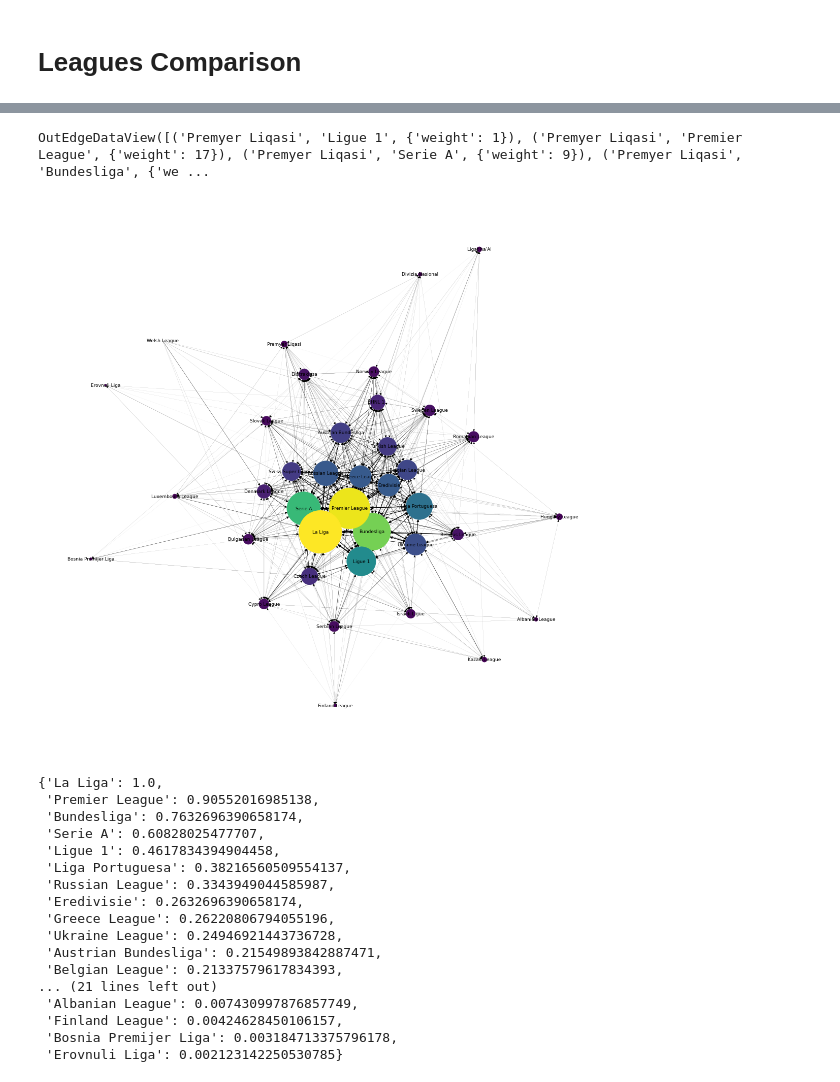
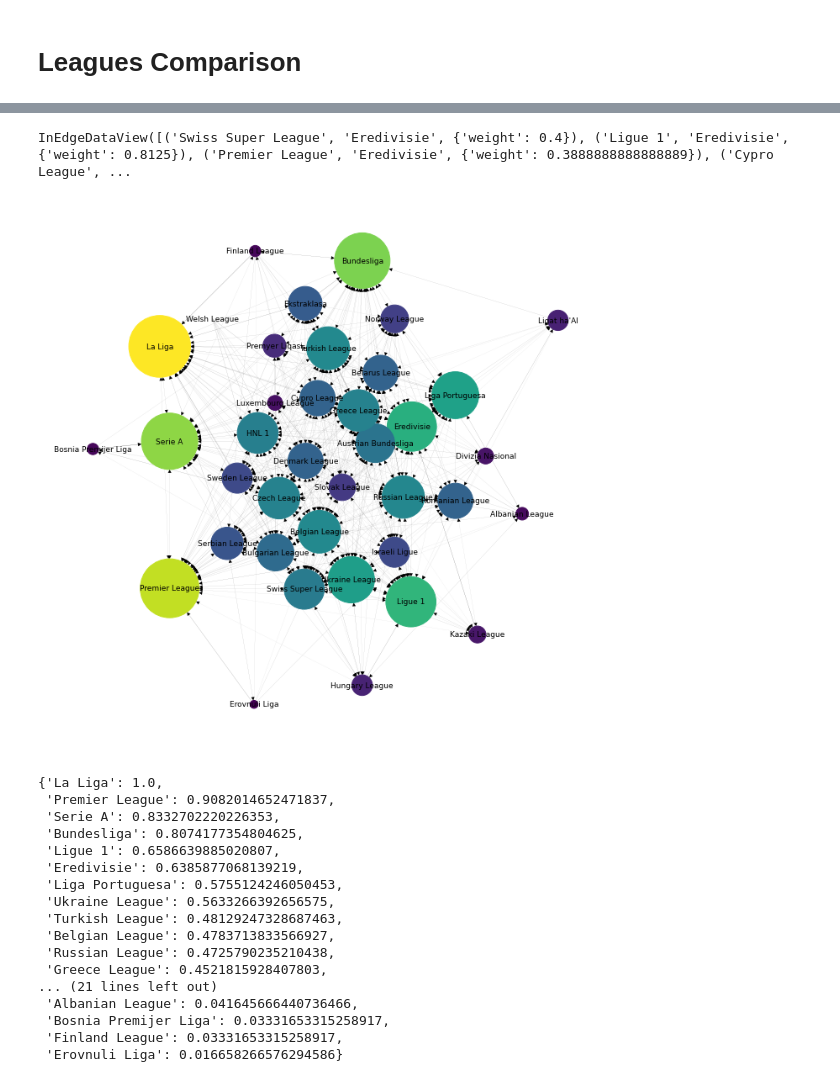
Before and after one commit to Alberto199810/Master-s-thesis-Moneyball-II, a Jupyter notebook: Datasets/Leagues Comparison/Leagues Comparisonator.ipynb, the cells around one changed output, grey strips where cells are left out. Cells and saved outputs as stored; diff of their text form; code cells hidden in the pictures.

```diff
--- a/Datasets/Leagues Comparison/Leagues Comparisonator.ipynb
+++ b/Datasets/Leagues Comparison/Leagues Comparisonator.ipynb
@@ -26,3 +26,5 @@ df4 = transformation(df3, "Away_Team", ["Home_Team","League","Winner","DR"], ['H
 df5 = transformation(df4, "Winner", ["Home_Team","Away_Team","League","DR"], ['Home_League',"Away_League","Winner","DR"])
 
 df5 = df5[df5["Home_League"] != df5["Away_League"]]
+df5 = df5.reset_index()
+df5 = df5.drop(['index'],axis = 1)
@@ -52,3 +31,16 @@ Counter(list3).most_common()
+# %%
+listone = [(df5['Home_League'][i], df5['Away_League'][i]) for i in range(len(df5))]
+hh = Counter(listone).most_common()
+
+nuova_lista = {}
+
+for i in range(len(hh)):
+    if (hh[i][0] not in nuova_lista.keys()) & ((hh[i][0][1], hh[i][0][0]) not in nuova_lista.keys()):
+        nuova_lista[hh[i][0]] = hh[i][1]
+    elif (hh[i][0] not in nuova_lista.keys()) & ((hh[i][0][1], hh[i][0][0]) in nuova_lista.keys()):
+        nuova_lista[(hh[i][0][1], hh[i][0][0])] += hh[i][1]
+    elif (hh[i][0] in nuova_lista.keys()) & ((hh[i][0][1], hh[i][0][0]) in nuova_lista.keys()):
+        nuova_lista[hh[i][0]] += hh[i][1]
 # %%
 df_a = pd.DataFrame(index = df5.Home_League.unique(),columns = df5.Home_League.unique())
 df_a = df_a.fillna(0)
@@ -61,50 +53,54 @@ for i in range(len(df5)):
     loser = rev[1]
     df_a[df5.iloc[i]['Winner']][loser] += df5.iloc[i][3]
 
-v = pd.DataFrame(columns = ['perdente',"vincente","di quanto"])
+for i in range(len(list(nuova_lista.keys()))):
+    df_a.loc[list(nuova_lista.keys())[i][0],list(nuova_lista.keys())[i][1]] /= nuova_lista[list(nuova_lista.keys())[i]]
+    df_a.loc[list(nuova_lista.keys())[i][1],list(nuova_lista.keys())[i][0]] /= nuova_lista[list(nuova_lista.keys())[i]]
+
+v = pd.DataFrame(columns = ['vincente',"perdente","di quanto"])
 for k in range(len(df_a)):
     for j in range(len(df_a)):
-        v = v.append({'perdente': df_a.columns[k],'vincente': df_a[df_a.columns[k]].index[j],'di quanto':df_a[df_a.columns[k]][j]}, ignore_index = True)
+        v = v.append({'vincente': df_a.index[k],'perdente': df_a[df_a.index[k]].index[j],'di quanto':df_a[df_a.index[k]][j]}, ignore_index = True)
 
 v = v[v['vincente'] != v['perdente']]
 # %%
 a = list(set([i for i in v['vincente']]))
 b = list(set([i for i in v['perdente']]))
 c = list(set(a+b))
-subset = v[['vincente', 'perdente','di quanto']]
+subset = v[['perdente', 'vincente','di quanto']]
 tuples = [tuple(x) for x in subset.to_numpy()]
 tuples = [x for x in tuples if x[2] != 0]
 
 G = nx.DiGraph()
 G.add_nodes_from(c)
 G.add_weighted_edges_from(tuples)
-G.edges(data=True)
+G.in_edges(data=True)
 # %% [output]
-OutEdgeDataView([('Premyer Liqasi', 'Ligue 1', {'weight': 1}), ('Premyer Liqasi', 'Premier League', {'weight': 17}), ('Premyer Liqasi', 'Serie A', {'weight': 9}), ('Premyer Liqasi', 'Bundesliga', {'we ...
+InEdgeDataView([('Swiss Super League', 'Eredivisie', {'weight': 0.4}), ('Ligue 1', 'Eredivisie', {'weight': 0.8125}), ('Premier League', 'Eredivisie', {'weight': 0.3888888888888889}), ('Cypro League', ...
 # %%
 pos = nx.spring_layout(G)
 
-node_size = [7.5 * G.in_degree(i) * np.mean([k[2]['weight'] for k in list(G.in_edges(i,data = True))]) for i in G]
-node_color = [50 * G.in_degree(i) * sum([k[2]['weight'] for k in list(G.in_edges(i,data = True))]) for i in G]
+node_size = [90 * G.in_degree(i) * np.mean([k[2]['weight'] for k in list(G.in_edges(i,data = True))]) for i in G]
+node_color = [50 * G.in_degree(i) * np.mean([k[2]['weight'] for k in list(G.in_edges(i,data = True))]) for i in G]
 weights = [G[i][j]['weight'] * 0.025 for i,j in G.edges()]
 
-plt.figure(figsize = (20,20))
+plt.figure(figsize = (12,12))
 
 nx.draw_networkx(G,
                  pos,
                  with_labels = False,
                  node_color = node_color,
                  node_size = node_size,
                  width = weights)
 
 nx.draw_networkx_labels(G, pos = pos, font_color = "black", font_size = 9)
 
 plt.box(on = None)
 plt.axis('off')
 
 plt.show()
 # %% [output]
-[figure, old version]
+[figure, new version]
 # %%
 lista_j = [[i, G.in_degree(i) * np.mean([k[2]['weight'] for k in list(G.in_edges(i,data = True))])] for i in G]
 lista_j = [j for j in lista_j if ~np.isnan(j[1])]
@@ -129,22 +125,22 @@ diz = {k: v for k, v in sorted(diz.items(), key=lambda item: item[1], reverse=Tr
 diz
 # %% [output]
 {'La Liga': 1.0,
- 'Premier League': 0.90552016985138,
- 'Bundesliga': 0.7632696390658174,
- 'Serie A': 0.60828025477707,
- 'Ligue 1': 0.4617834394904458,
- 'Liga Portuguesa': 0.38216560509554137,
- 'Russian League': 0.3343949044585987,
- 'Eredivisie': 0.2632696390658174,
- 'Greece League': 0.26220806794055196,
- 'Ukraine League': 0.24946921443736728,
- 'Austrian Bundesliga': 0.21549893842887471,
- 'Belgian League': 0.21337579617834393,
+ 'Premier League': 0.9082014652471837,
+ 'Serie A': 0.8332702220226353,
+ 'Bundesliga': 0.8074177354804625,
+ 'Ligue 1': 0.6586639885020807,
+ 'Eredivisie': 0.6385877068139219,
+ 'Liga Portuguesa': 0.5755124246050453,
+ 'Ukraine League': 0.5633266392656575,
+ 'Turkish League': 0.48129247328687463,
+ 'Belgian League': 0.4783713833566927,
+ 'Russian League': 0.4725790235210438,
+ 'Greece League': 0.4521815928407803,
 ... (21 lines left out)
- 'Albanian League': 0.007430997876857749,
- 'Finland League': 0.00424628450106157,
- 'Bosnia Premijer Liga': 0.003184713375796178,
- 'Erovnuli Liga': 0.002123142250530785}
+ 'Albanian League': 0.041645666440736466,
+ 'Bosnia Premijer Liga': 0.03331653315258917,
+ 'Finland League': 0.03331653315258917,
+ 'Erovnuli Liga': 0.016658266576294586}
 # %%
 second_ranking = pd.read_html('https://www.globalfootballrankings.com/')[0]
 second_ranking = second_ranking[['League','Average SPI']]
```
Also changed, not shown: parts of 2 cells of this notebook.
